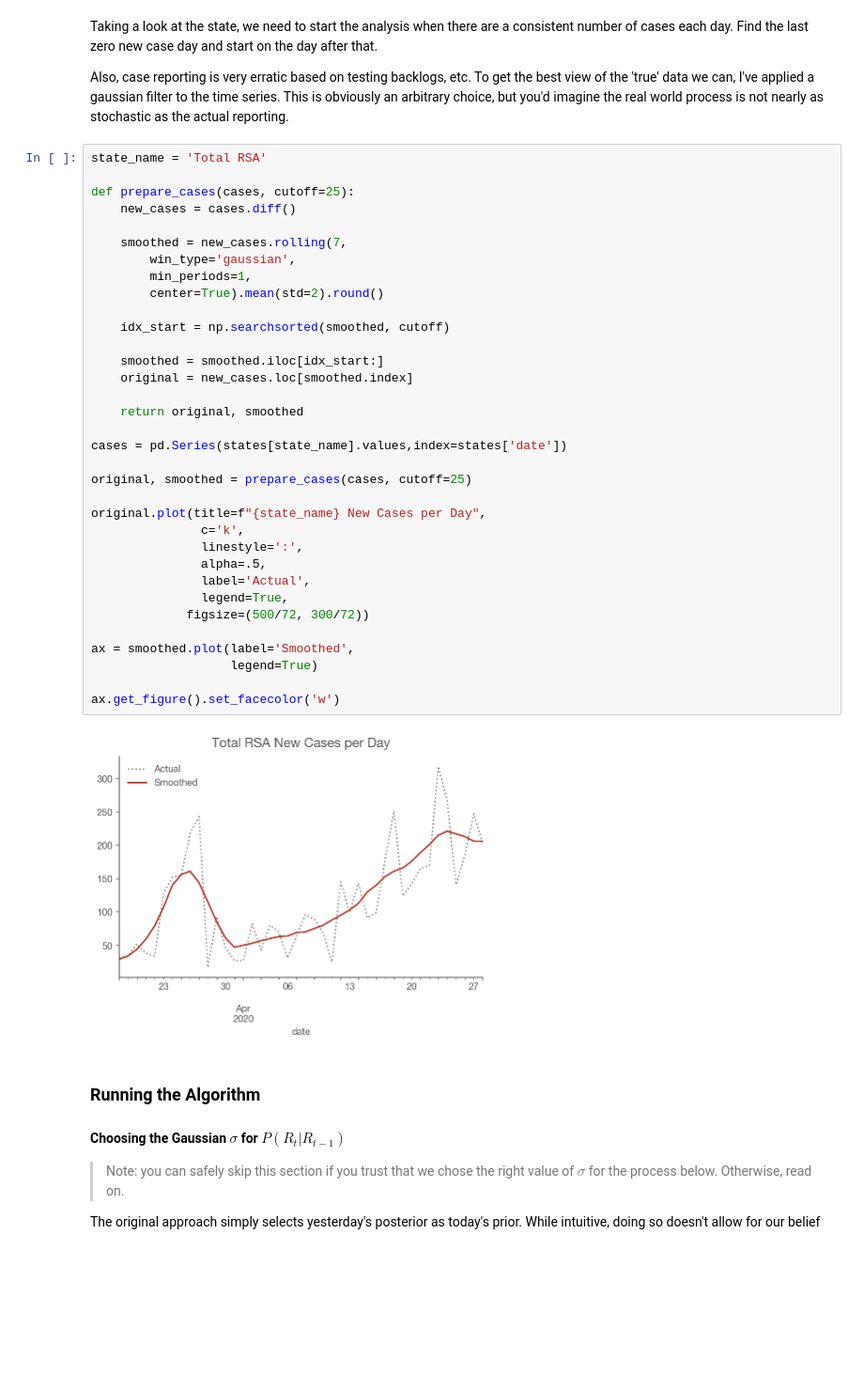
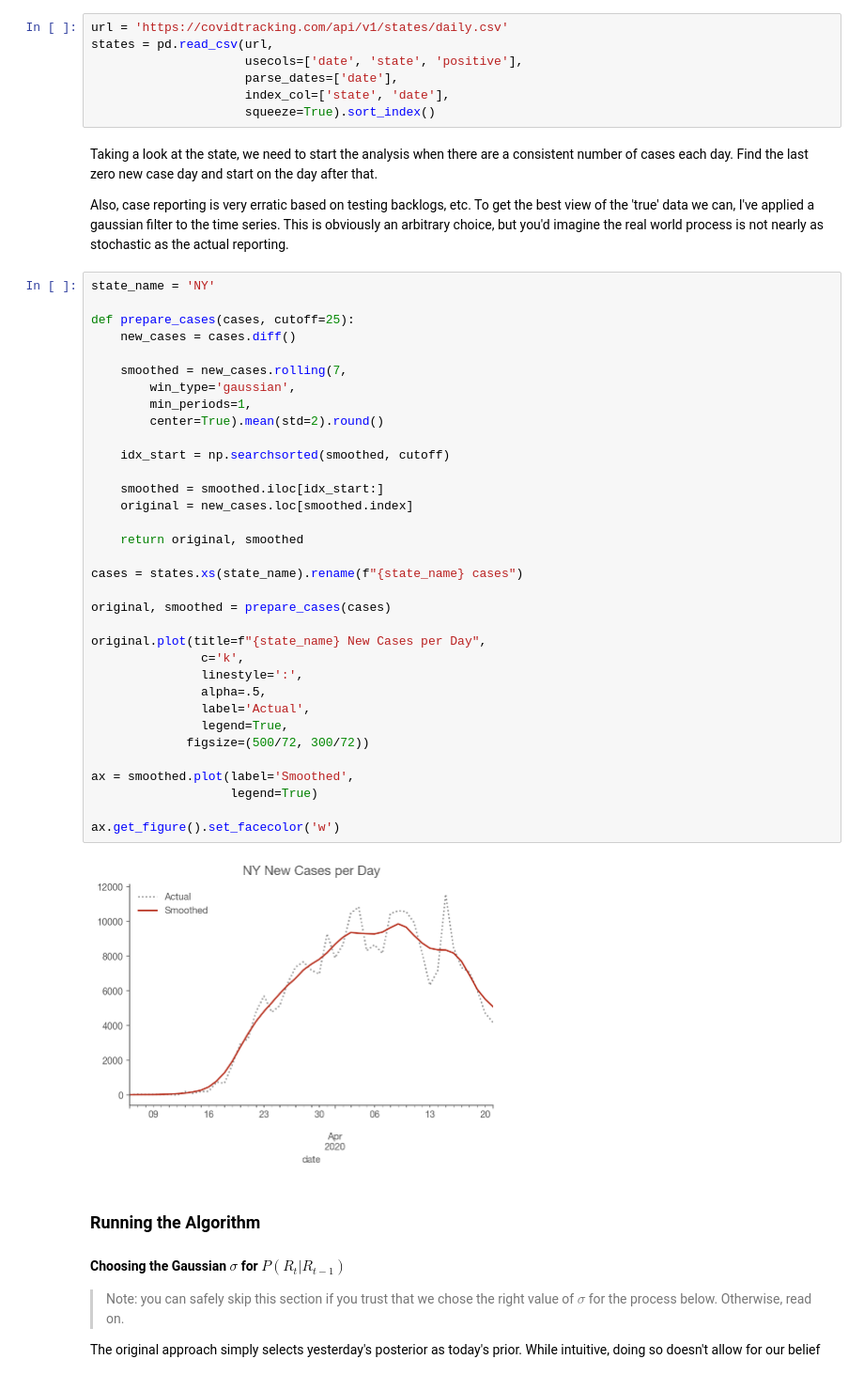
Before and after one commit to heerden/covid-19, a Jupyter notebook: Realtime R0.ipynb, the cells around one changed output. Shown at 94% size. Cells and saved outputs as stored; diff of their text form; blank space fills up the shorter version.

```diff
--- a/Realtime R0.ipynb
+++ b/Realtime R0.ipynb
@@ -297,43 +274,50 @@ states.tail()
+# %%
+url = 'https://covidtracking.com/api/v1/states/daily.csv'
+states = pd.read_csv(url,
+                     usecols=['date', 'state', 'positive'],
+                     parse_dates=['date'],
+                     index_col=['state', 'date'],
+                     squeeze=True).sort_index()
 # %% [markdown]
 Taking a look at the state, we need to start the analysis when there are a consistent number of cases each day. Find the last zero new case day and start on the day after that.
 
 Also, case reporting is very erratic based on testing backlogs, etc. To get the best view of the 'true' data we can, I've applied a gaussian filter to the time series. This is obviously an arbitrary choice, but you'd imagine the real world process is not nearly as stochastic as the actual reporting.
 # %%
-state_name = 'Total RSA'
+state_name = 'NY'
 
 def prepare_cases(cases, cutoff=25):
     new_cases = cases.diff()
 
     smoothed = new_cases.rolling(7,
         win_type='gaussian',
         min_periods=1,
         center=True).mean(std=2).round()
 
     idx_start = np.searchsorted(smoothed, cutoff)
 
     smoothed = smoothed.iloc[idx_start:]
     original = new_cases.loc[smoothed.index]
 
     return original, smoothed
 
-cases = pd.Series(states[state_name].values,index=states['date'])
+cases = states.xs(state_name).rename(f"{state_name} cases")
 
-original, smoothed = prepare_cases(cases, cutoff=25)
+original, smoothed = prepare_cases(cases)
 
 original.plot(title=f"{state_name} New Cases per Day",
                c='k',
                linestyle=':',
                alpha=.5,
                label='Actual',
                legend=True,
              figsize=(500/72, 300/72))
 
 ax = smoothed.plot(label='Smoothed',
                    legend=True)
 
 ax.get_figure().set_facecolor('w')
 # %% [output]
-[figure, old version]
+[figure, new version]
 # %% [markdown]
 ### Running the Algorithm
 
```
Also changed, not shown: parts of 21 cells of this notebook, 3 other files.
